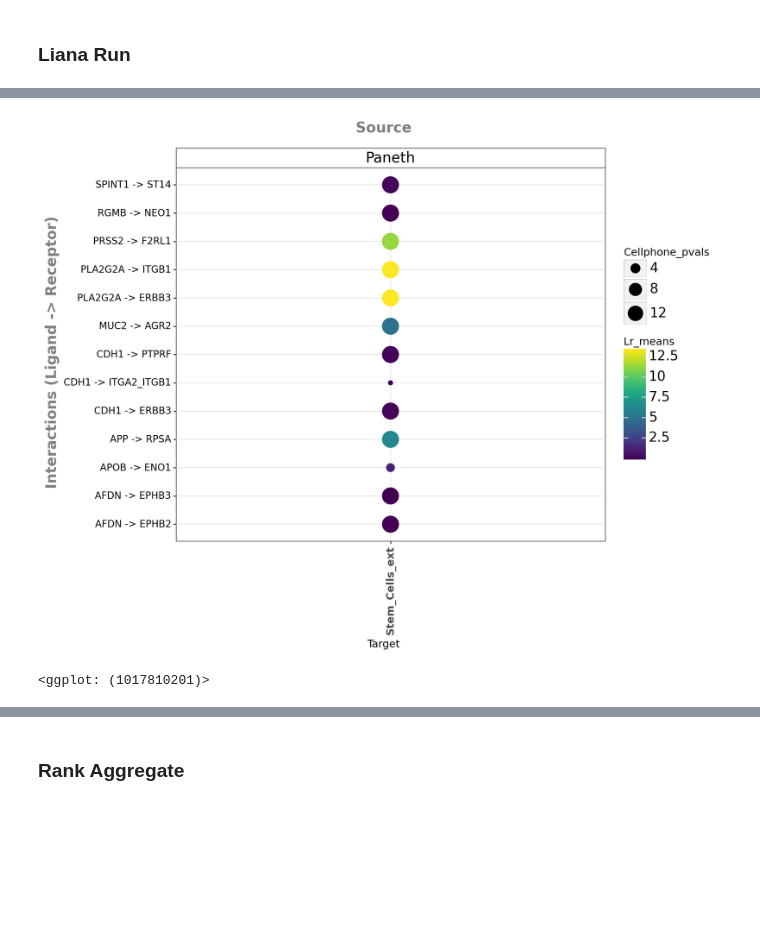
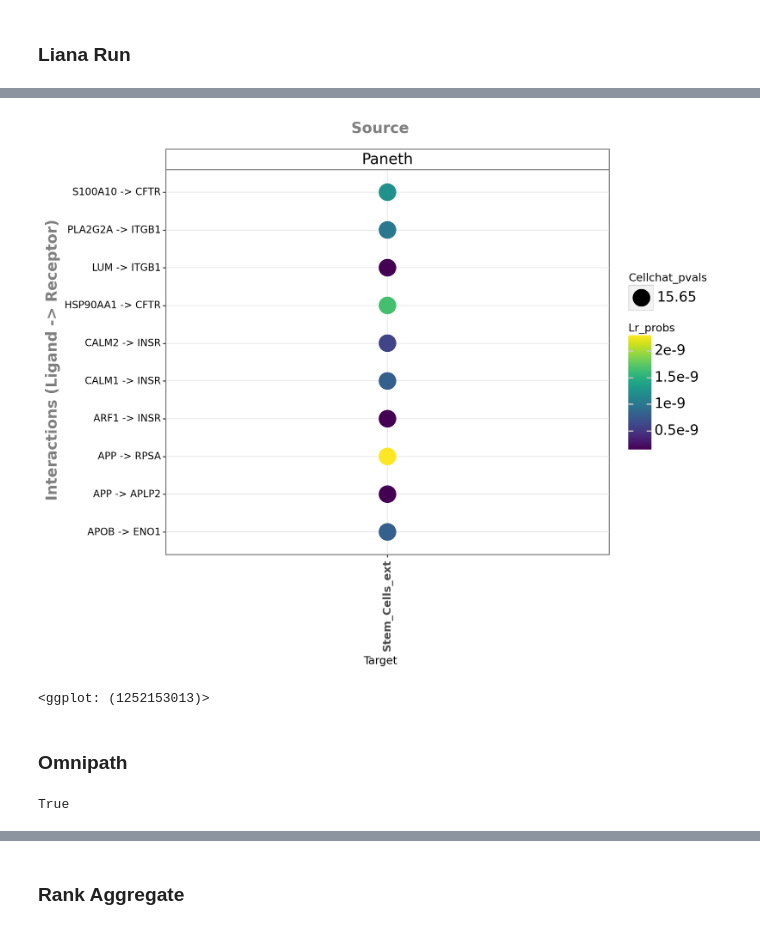
Before and after one commit to Talavera-Lopez-Lab/GCA_social_network, a Jupyter notebook: 4_cell-cell_interactions/Healthy reference/Healthy_reference_liana.ipynb, the cells around one changed output, grey strips where cells are left out. Saved outputs shown, nothing was run; the diff lists cells and outputs as text; code cells hidden in the pictures; blank space fills up the shorter version.

```diff
--- a/4_cell-cell_interactions/Healthy reference/Healthy_reference_liana.ipynb
+++ b/4_cell-cell_interactions/Healthy reference/Healthy_reference_liana.ipynb
@@ -78,0 +59,4 @@ sc.pl.umap(andata, color=['CellType'], frameon=False, size = 0.6, legend_fontsiz
+# %%
+# Drop fetal and pediatric cells
+andata = andata[andata.obs['Diagnosis'] != 'fetal']
+andata = andata[andata.obs['Diagnosis'] != 'Pediatric healthy']
@@ -82,6 +71,3 @@ sc.pl.umap(andata, color=['CellType'], frameon=False, size = 0.6, legend_fontsiz
 # import all individual methods
 import liana
 from liana.method import singlecellsignalr, connectome, cellphonedb, natmi, logfc, cellchat, geometric_mean
-# %%
-andata.layers['counts'] = andata.X.copy()
-sc.pp.log1p(andata)
@@ -88 +80,3 @@ sc.pp.log1p(andata)
+# %%
+andata.raw = ad.AnnData(andata.X, andata.obs, andata.var)
 # %%
@@ -102,16 +113,22 @@ andata.write('/Users/anna.maguza/Desktop/Data/Processed_datasets/CCI/liana/All_c
 # %%
 li.pl.dotplot(adata = andata,
-              colour='lr_means',
-              size='cellphone_pvals',
+              colour='lr_probs',
+              size='cellchat_pvals',
               inverse_size=True, # we inverse sign since we want small p-values to have large sizes
               source_labels=['Paneth'],
               target_labels=['Stem_Cells_ext'],
               figure_size=(8, 7),
               # finally, since cpdbv2 suggests using a filter to FPs
               # we filter the pvals column to <= 0.05
-              filterby='cellphone_pvals',
+              filterby='cellchat_pvals',
               filter_lambda=lambda x: x <= 0.05
              )
 # %% [output]
-[figure, old version]
+[figure, new version]
-<ggplot: (1017810201)>
+<ggplot: (1252153013)>
+# %% [markdown]
+### Omnipath
+# %%
+X_is_raw(andata)
+# %% [output]
+True
```
Also changed, not shown: parts of 21 cells of this notebook, 2 other files.
